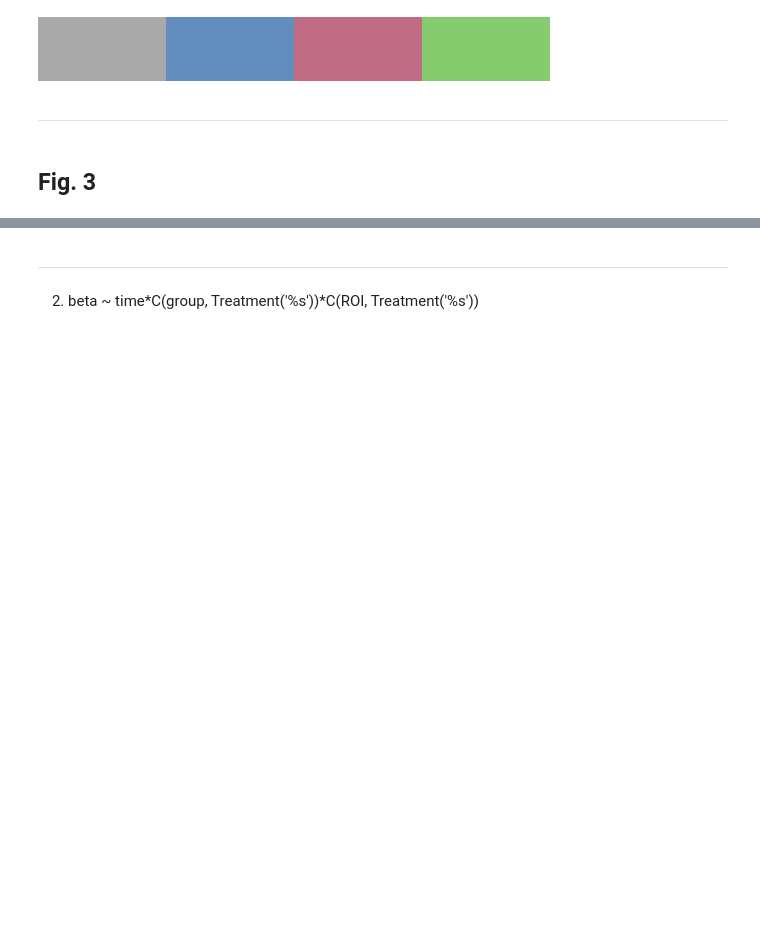
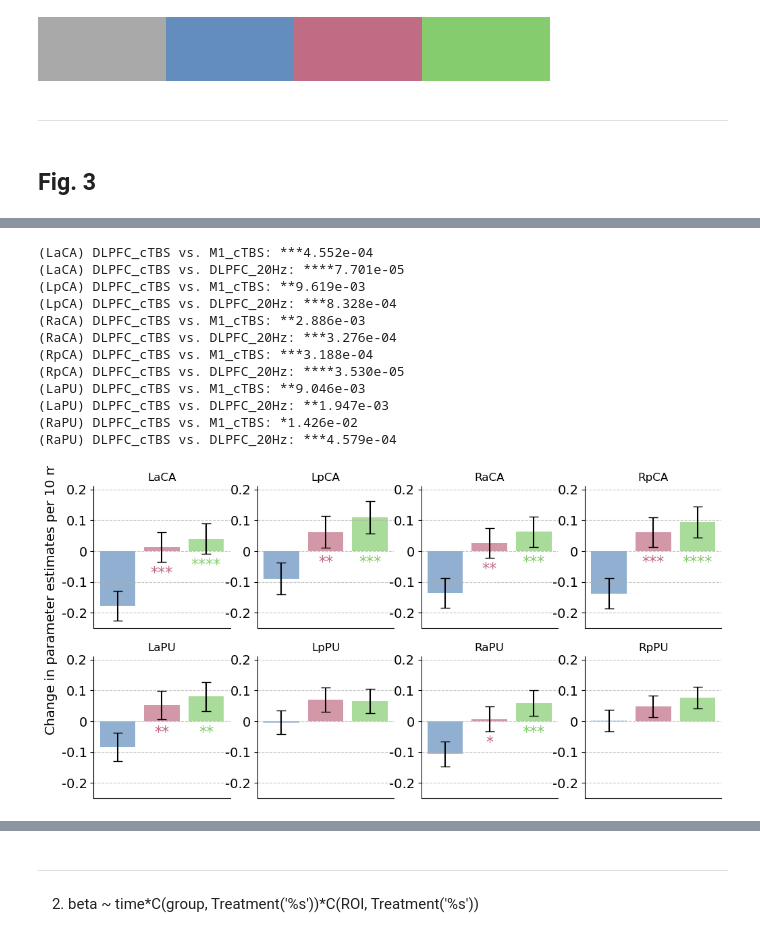
Before and after one commit to psb629/CommonLab, a Jupyter notebook: GP/scripts/fMRI.fig.3ii.ipynb, the cells around one changed output, grey strips where cells are left out. Cells and saved outputs as stored; diff of their text form; code cells hidden in the pictures; blank space fills up the shorter version.

```diff
--- a/GP/scripts/fMRI.fig.3ii.ipynb
+++ b/GP/scripts/fMRI.fig.3ii.ipynb
@@ -230,3 +220,42 @@ for ii, roi in enumerate(list_roi):
+# %%
+for ii, group_ref in enumerate(list_group[1:][:-1]):
+    for kk, roi in enumerate(list_roi):
+        ax = axs[kk]
+        for jj, group in enumerate(list_group[1:][ii+1:]):
+            jj_ = ii + 1 + jj
+            df_tmp = df_LME[(df_LME.roi==roi)&(df_LME.group_ref=='no_stim')&(df_LME.group==group)]
+            pval = df_LME[(df_LME.roi==roi)&(df_LME.group_ref==group_ref)&(df_LME.group==group)].pval_Slope.values[0]
+            y = df_tmp.Slope.values[0]
+            se = df_tmp.SE_Slope.values[0]
+            if pval < 0.05:
+                print('(%s) %s vs. %s: %s%.3e'%(roi,group_ref,group,convert_pvalue_to_asterisks(pval),pval))
+                ax.text(
+                    jj_, min(y-se,0)-0.035,
+                    convert_pvalue_to_asterisks(pval),
+                    fontsize=16, color=cmap(jj_+1),
+                    horizontalalignment='center', verticalalignment='center'
+                )
+                # ax.text(
+                #     jj_, 0.1+0.05*(jj+1),
+                #     '%.3f-%.3f'%(y,se),
+                #     horizontalalignment='center', verticalalignment='center'
+                # )
+    print('')
+fig
+# %% [output]
+(LaCA) DLPFC_cTBS vs. M1_cTBS: ***4.552e-04
+(LaCA) DLPFC_cTBS vs. DLPFC_20Hz: ****7.701e-05
+(LpCA) DLPFC_cTBS vs. M1_cTBS: **9.619e-03
+(LpCA) DLPFC_cTBS vs. DLPFC_20Hz: ***8.328e-04
+(RaCA) DLPFC_cTBS vs. M1_cTBS: **2.886e-03
+(RaCA) DLPFC_cTBS vs. DLPFC_20Hz: ***3.276e-04
+(RpCA) DLPFC_cTBS vs. M1_cTBS: ***3.188e-04
+(RpCA) DLPFC_cTBS vs. DLPFC_20Hz: ****3.530e-05
+(LaPU) DLPFC_cTBS vs. M1_cTBS: **9.046e-03
+(LaPU) DLPFC_cTBS vs. DLPFC_20Hz: **1.947e-03
+(RaPU) DLPFC_cTBS vs. M1_cTBS: *1.426e-02
+(RaPU) DLPFC_cTBS vs. DLPFC_20Hz: ***4.579e-04
+[figure, added]
 # %%
 ### legend
 nax = fig.add_axes([0.25, 1, .8, 0.2])
```
Also changed, not shown: parts of 3 cells of this notebook, 1 other file.
